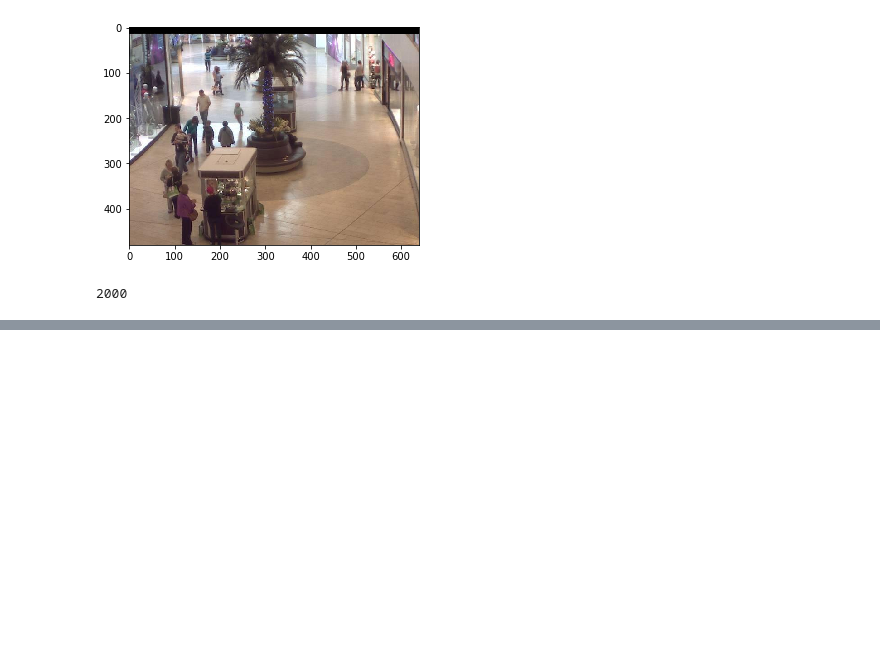
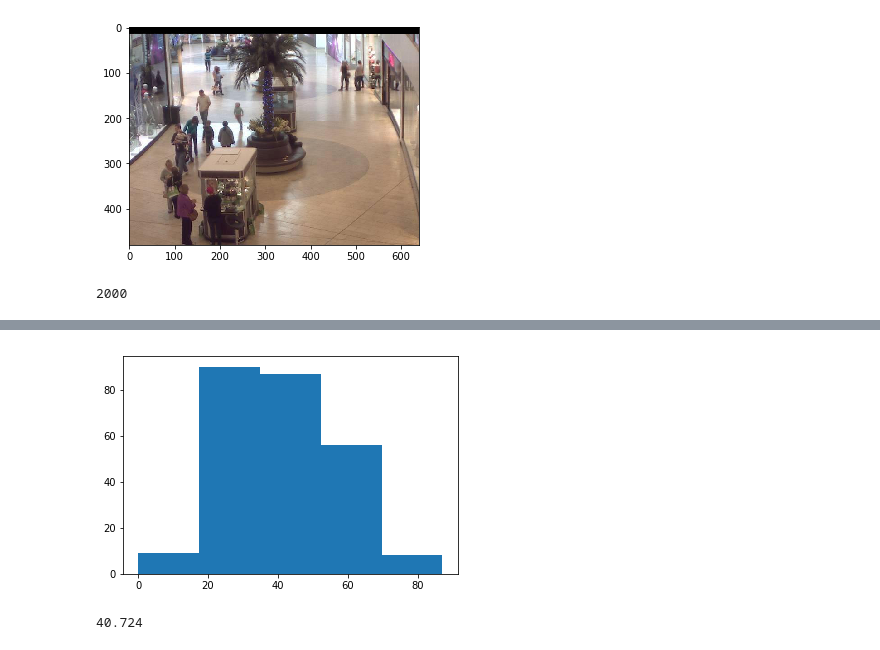
Before and after one commit to KarineMellata/ECSE415_FinalProject, a Jupyter notebook: Part2.ipynb, the cells around one changed output, grey strips where cells are left out. Saved outputs shown, nothing was run; the diff lists cells and outputs as text; code cells hidden in the pictures; blank space fills up the shorter version.

```diff
--- a/Part2.ipynb
+++ b/Part2.ipynb
@@ -64,0 +89,8 @@ for b in people_boxes:
+# %%
+width = [list_boxes[i].shape[1] for i in range(0, 250)]
+plt.hist(width, bins=5)
+plt.show()
+print(mean(width))
+# %% [output]
+[figure, added]
+40.724
```
Also changed, not shown: parts of 11 cells of this notebook, 3 other files.
